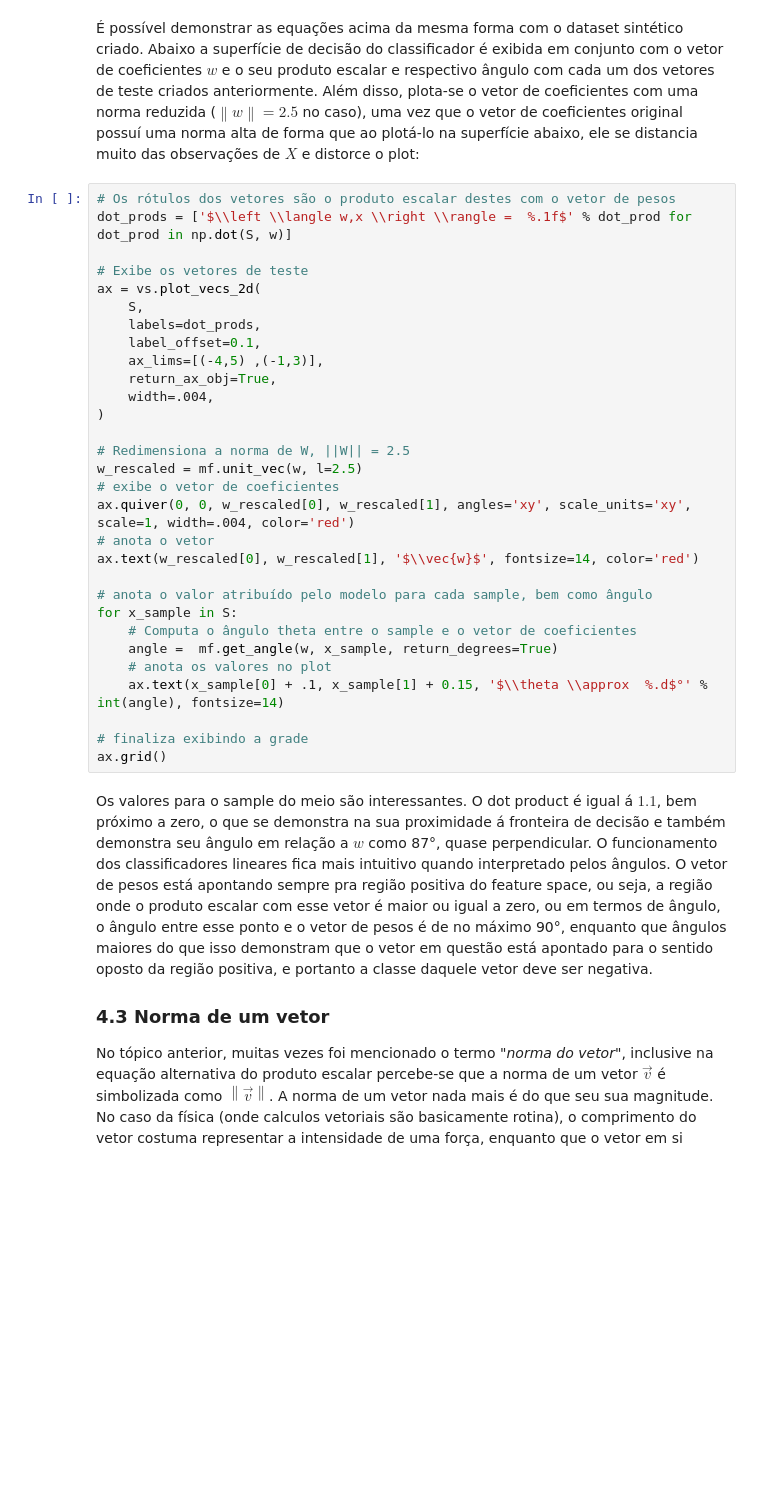
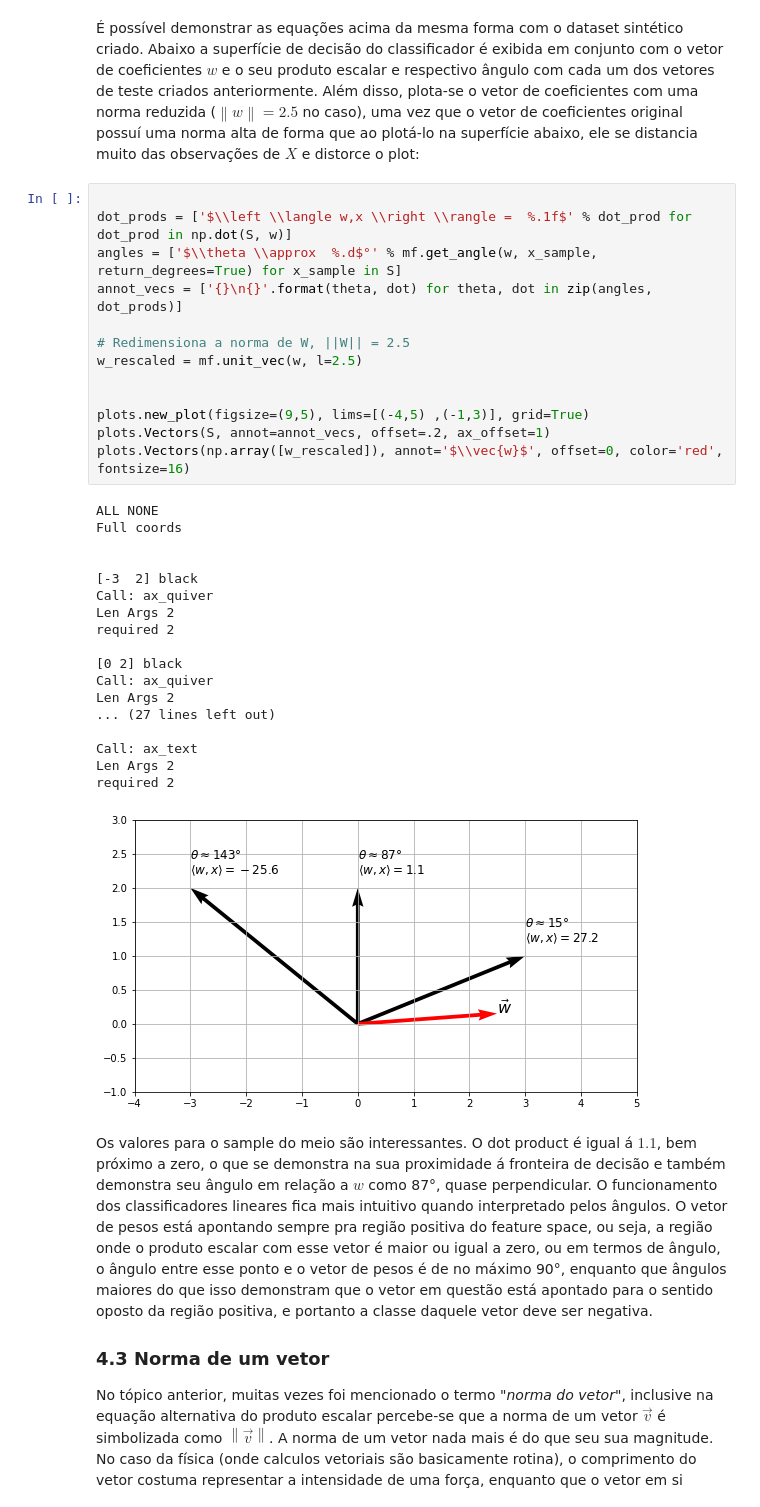
Before and after one commit to rodrigodoering/Projetos, a Jupyter notebook: Estudo_MachineLearning/Supervised/Notebook1/aprendizagem-supervisionada-classifica-o-1.ipynb, the cells around one changed output. Drawn from its saved outputs; the diff is of its cells as text; blank space fills up the shorter version.

```diff
--- a/Estudo_MachineLearning/Supervised/Notebook1/aprendizagem-supervisionada-classifica-o-1.ipynb
+++ b/Estudo_MachineLearning/Supervised/Notebook1/aprendizagem-supervisionada-classifica-o-1.ipynb
@@ -899,35 +894,37 @@ print('Ângulo entre os vetores em graus: %d°' % mf.get_angle(N, P_diff, return
 # %% [markdown]
 É possível demonstrar as equações acima da mesma forma com o dataset sintético criado. Abaixo a superfície de decisão do classificador é exibida em conjunto com o vetor de coeficientes $w$ e o seu produto escalar e respectivo ângulo com cada um dos vetores de teste criados anteriormente. Além disso, plota-se o vetor de coeficientes com uma norma reduzida ($\left \| w \right \| = 2.5$ no caso), uma vez que o vetor de coeficientes original possuí uma norma alta de forma que ao plotá-lo na superfície abaixo, ele se distancia muito das observações de $X$ e distorce o plot:
-# %%
-# Os rótulos dos vetores são o produto escalar destes com o vetor de pesos
-dot_prods = ['$\\left \\langle w,x \\right \\rangle =  %.1f$' % dot_prod for dot_prod in np.dot(S, w)]
-
-# Exibe os vetores de teste
-ax = vs.plot_vecs_2d(
-    S,
-    labels=dot_prods,
-    label_offset=0.1,
-    ax_lims=[(-4,5) ,(-1,3)],
-    return_ax_obj=True,
-    width=.004,
-)
-
-# Redimensiona a norma de W, ||W|| = 2.5
-w_rescaled = mf.unit_vec(w, l=2.5)
-# exibe o vetor de coeficientes
-ax.quiver(0, 0, w_rescaled[0], w_rescaled[1], angles='xy', scale_units='xy', scale=1, width=.004, color='red')
-# anota o vetor
-ax.text(w_rescaled[0], w_rescaled[1], '$\\vec{w}$', fontsize=14, color='red')
-
-# anota o valor atribuído pelo modelo para cada sample, bem como ângulo
-for x_sample in S:
-    # Computa o ângulo theta entre o sample e o vetor de coeficientes
-    angle =  mf.get_angle(w, x_sample, return_degrees=True)
-    # anota os valores no plot
-    ax.text(x_sample[0] + .1, x_sample[1] + 0.15, '$\\theta \\approx  %.d$°' % int(angle), fontsize=14)
-
-# finaliza exibindo a grade
-ax.grid()
+# %%
+
+dot_prods = ['$\\left \\langle w,x \\right \\rangle =  %.1f$' % dot_prod for dot_prod in np.dot(S, w)]
+angles = ['$\\theta \\approx  %.d$°' % mf.get_angle(w, x_sample, return_degrees=True) for x_sample in S]
+annot_vecs = ['{}\n{}'.format(theta, dot) for theta, dot in zip(angles, dot_prods)]
+
+# Redimensiona a norma de W, ||W|| = 2.5
+w_rescaled = mf.unit_vec(w, l=2.5)
+
+
+plots.new_plot(figsize=(9,5), lims=[(-4,5) ,(-1,3)], grid=True)
+plots.Vectors(S, annot=annot_vecs, offset=.2, ax_offset=1)
+plots.Vectors(np.array([w_rescaled]), annot='$\\vec{w}$', offset=0, color='red', fontsize=16)
+# %% [output]
+ALL NONE
+Full coords
+
+
+[-3  2] black
+Call: ax_quiver
+Len Args 2
+required 2
+
+[0 2] black
+Call: ax_quiver
+Len Args 2
+... (27 lines left out)
+
+Call: ax_text
+Len Args 2
+required 2
+[figure, added]
 # %% [markdown]
 Os valores para o sample do meio são interessantes. O dot product é igual á $1.1$, bem próximo a zero, o que se demonstra na sua proximidade á fronteira de decisão e também demonstra seu ângulo em relação a $w$ como 87°, quase perpendicular. O funcionamento dos classificadores lineares fica mais intuitivo quando interpretado pelos ângulos. O vetor de pesos está apontando sempre pra região positiva do feature space, ou seja, a região onde o produto escalar com esse vetor é maior ou igual a zero, ou em termos de ângulo, o ângulo entre esse ponto e o vetor de pesos é de no máximo 90°, enquanto que ângulos maiores do que isso demonstram que o vetor em questão está apontado para o sentido oposto da região positiva, e portanto a classe daquele vetor deve ser negativa.
 
```
Also changed, not shown: parts of 49 cells of this notebook.
